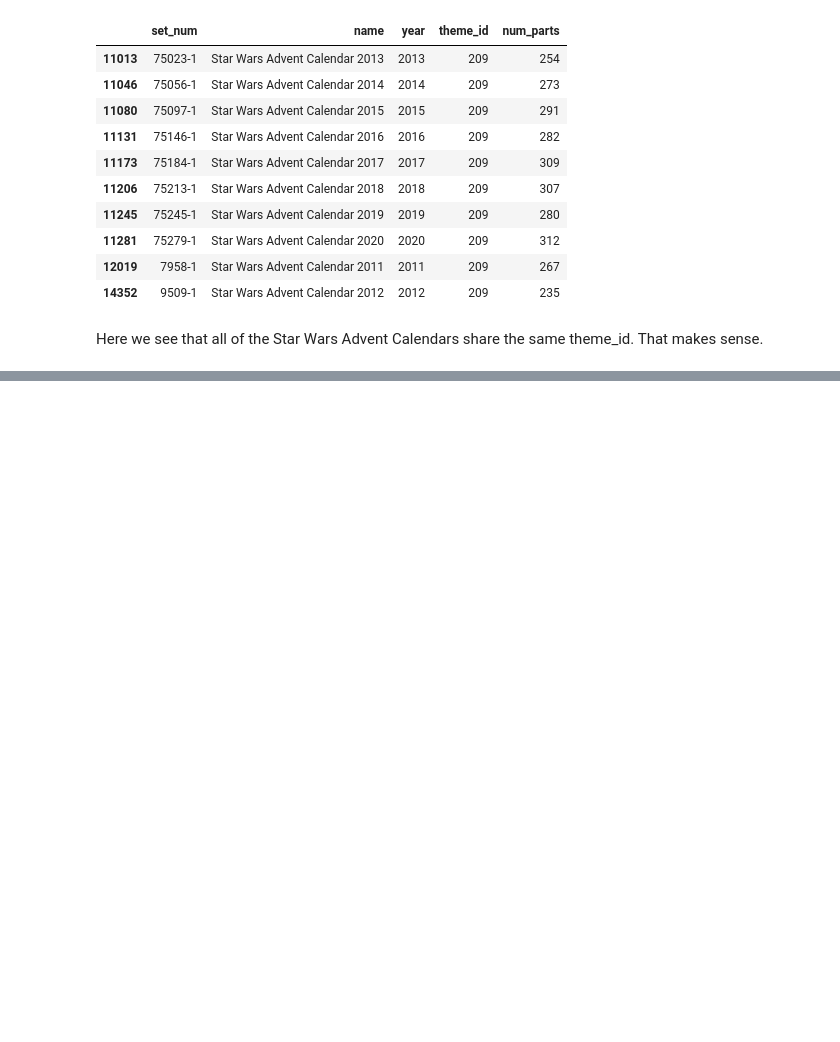
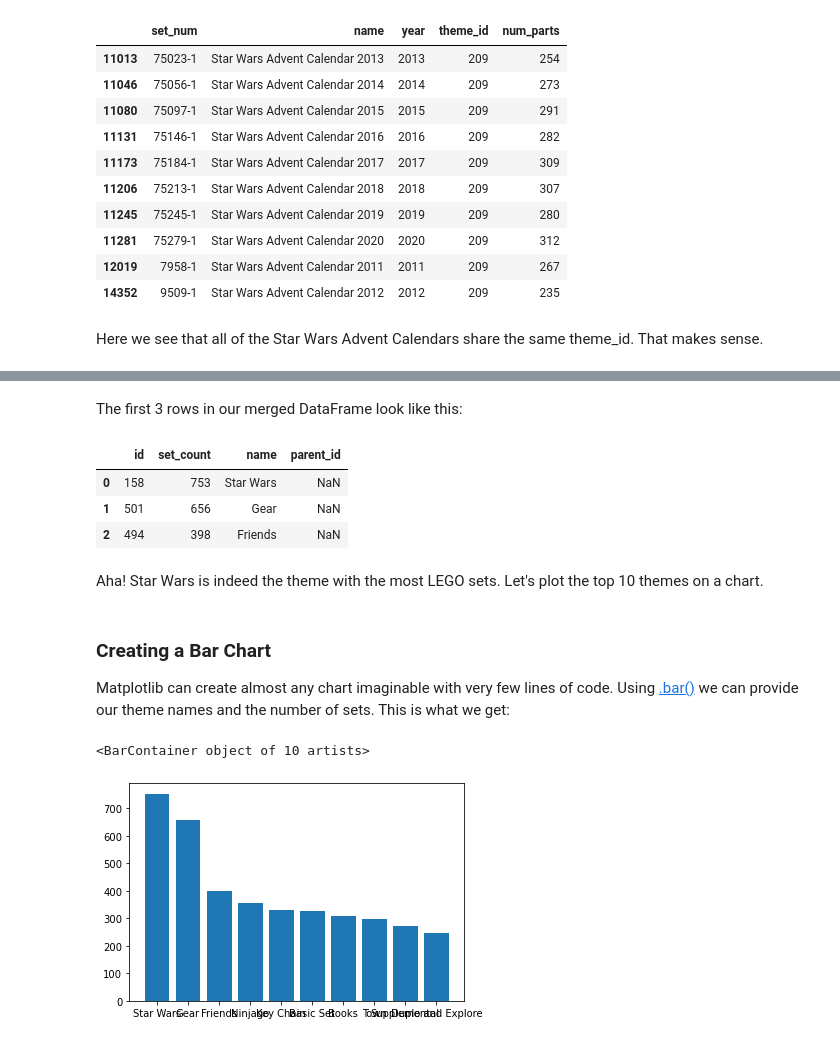
Before and after one commit to Joshua-Jenkins33/100DaysOfPython, a Jupyter notebook: 073_Day_73_Aggregate_and_Merge_Data_with_Pandas_LEGO_Dataset/LEGO.ipynb, the cells around one changed output, grey strips where cells are left out. Drawn from its saved outputs; the diff is of its cells as text; code cells hidden in the pictures; blank space fills up the shorter version.

Commit message:
Day 73; Bar Charts and Merging

```diff
--- a/073_Day_73_Aggregate_and_Merge_Data_with_Pandas_LEGO_Dataset/LEGO.ipynb
+++ b/073_Day_73_Aggregate_and_Merge_Data_with_Pandas_LEGO_Dataset/LEGO.ipynb
@@ -351,0 +359,3 @@ Here we see that all of the Star Wars Advent Calendars share the same theme_id.
+# %%
+set_theme_count = sets["theme_id"].value_counts()
+set_theme_count[:5]
@@ -351,0 +371,5 @@ Here we see that all of the Star Wars Advent Calendars share the same theme_id.
+# %%
+set_theme_count = pd.DataFrame({'id':set_theme_count.index,
+                                'set_count':set_theme_count.values})
+
+set_theme_count.head()
@@ -351,0 +389,22 @@ Here we see that all of the Star Wars Advent Calendars share the same theme_id.
+# %%
+merged_df = pd.merge(set_theme_count, themes, on='id')
+# %% [markdown]
+The first 3 rows in our merged DataFrame look like this:
+# %%
+merged_df = pd.merge(set_theme_count, themes, on='id')
+merged_df[:3]
+# %% [output]
+|  | id | set_count | name | parent_id |
+| 0 | 158 | 753 | Star Wars | NaN |
+| 1 | 501 | 656 | Gear | NaN |
+| 2 | 494 | 398 | Friends | NaN |
+# %% [markdown]
+Aha! Star Wars is indeed the theme with the most LEGO sets. Let's plot the top 10 themes on a chart.
+# %% [markdown]
+### Creating a Bar Chart
+Matplotlib can create almost any chart imaginable with very few lines of code. Using [.bar()](https://matplotlib.org/3.3.2/api/_as_gen/matplotlib.pyplot.bar.html) we can provide our theme names and the number of sets. This is what we get:
+# %%
+plt.bar(merged_df.name[:10], merged_df.set_count[:10])
+# %% [output]
+<BarContainer object of 10 artists>
+[figure, added]
```
Also changed, not shown: parts of 8 cells of this notebook, 1 other file.
